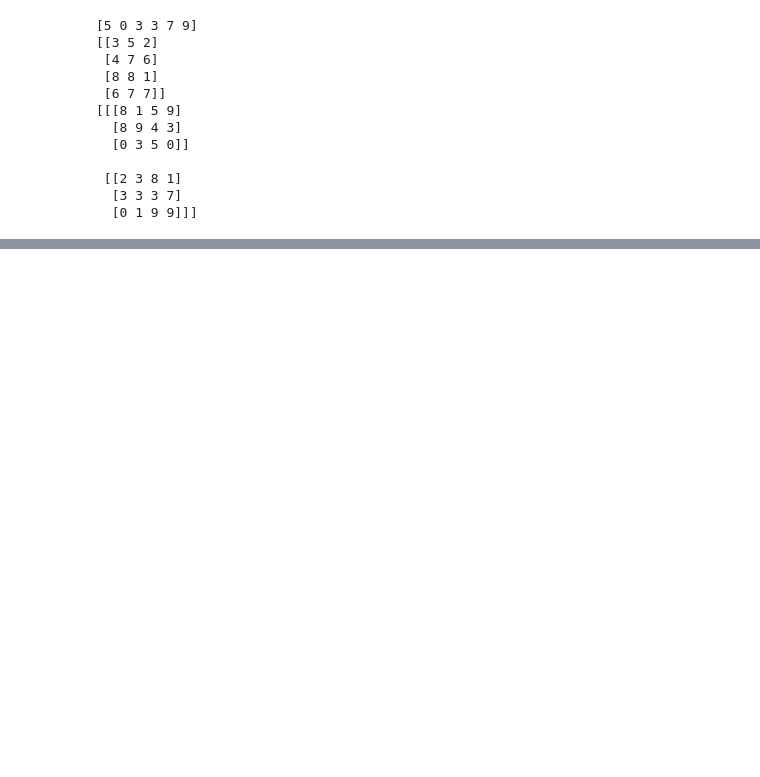
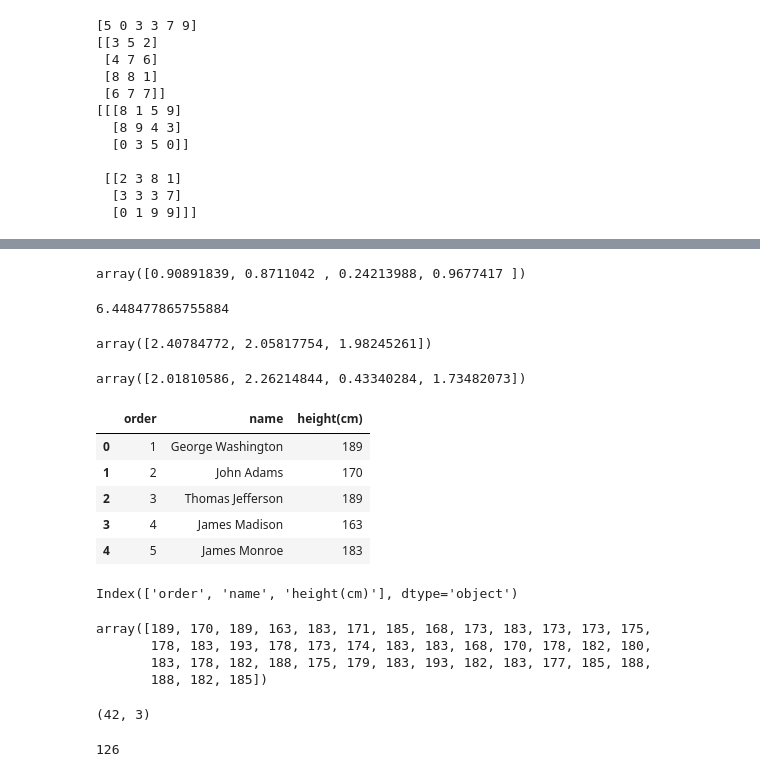
Before and after one commit to Kiran757/Data-analytic, a Jupyter notebook: Python_Fundamentals.ipynb, the cells around one changed output, grey strips where cells are left out. Drawn from its saved outputs; the diff is of its cells as text; code cells hidden in the pictures; blank space fills up the shorter version.

```diff
--- a/Python_Fundamentals.ipynb
+++ b/Python_Fundamentals.ipynb
@@ -1259,0 +1875,16 @@ print(x3)
+# %%
+arr.max(axis= 0)
+# %% [output]
+array([0.90891839, 0.8711042 , 0.24213988, 0.9677417 ])
+# %%
+arr.sum()
+# %% [output]
+6.448477865755884
+# %%
+arr.sum(axis = 1)
+# %% [output]
+array([2.40784772, 2.05817754, 1.98245261])
+# %%
+arr.sum(axis = 0)
+# %% [output]
+array([2.01810586, 2.26214844, 0.43340284, 1.73482073])
@@ -1259,0 +1894,13 @@ print(x3)
+# %%
+df.head()
+# %% [output]
+|  | order | name | height(cm) |
+| 0 | 1 | George Washington | 189 |
+| 1 | 2 | John Adams | 170 |
+| 2 | 3 | Thomas Jefferson | 189 |
+| 3 | 4 | James Madison | 163 |
+| 4 | 5 | James Monroe | 183 |
+# %%
+df.columns
+# %% [output]
+Index(['order', 'name', 'height(cm)'], dtype='object')
@@ -1259,0 +1909,15 @@ print(x3)
+# %%
+arr
+# %% [output]
+array([189, 170, 189, 163, 183, 171, 185, 168, 173, 183, 173, 173, 175,
+       178, 183, 193, 178, 173, 174, 183, 183, 168, 170, 178, 182, 180,
+       183, 178, 182, 188, 175, 179, 183, 193, 182, 183, 177, 185, 188,
+       188, 182, 185])
+# %%
+df.shape
+# %% [output]
+(42, 3)
+# %%
+df.size
+# %% [output]
+126
```
Also changed, not shown: parts of 245 cells of this notebook, 2 other files.
